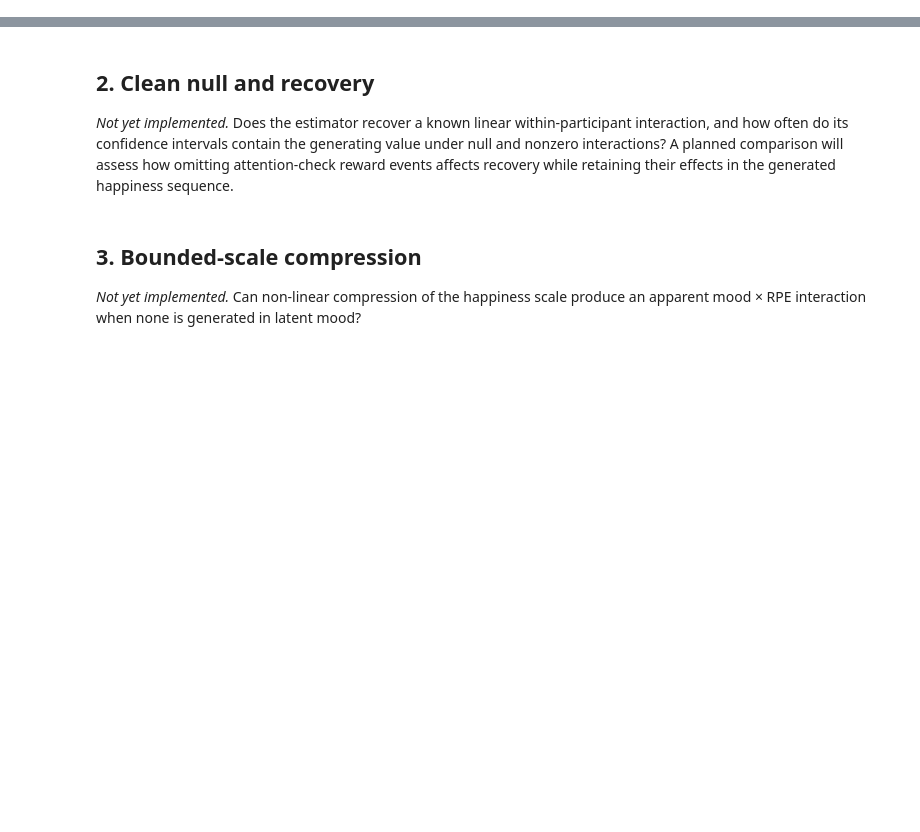
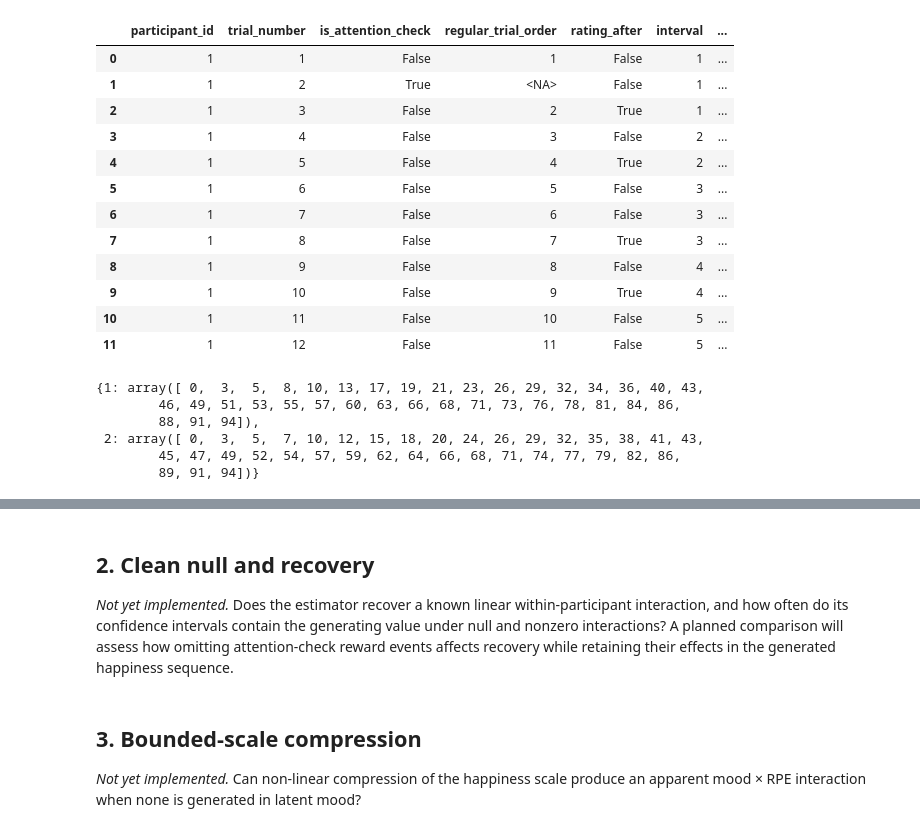
Before and after one commit to gustavbeen/mood-rpe-feasibility, a Jupyter notebook: notebooks/07_wang_model_validity.ipynb, the cells around one changed output, grey strips where cells are left out. Cells and saved outputs as stored; diff of their text form; code cells hidden in the pictures; blank space fills up the shorter version.

```diff
--- a/notebooks/07_wang_model_validity.ipynb
+++ b/notebooks/07_wang_model_validity.ipynb
@@ -58,0 +153,9 @@ predictor_names = [
+# %%
+# one reproducible set of component streams for this replication
+base_seed = 20261122
+replication = 0
+replication_seed = np.random.SeedSequence([base_seed, replication])
+task_seed, choice_seed, mood_seed, measurement_seed = replication_seed.spawn(4)
+
+task_rng = np.random.default_rng(task_seed)
+# the other three seeds are reserved for their respective simulation components
@@ -58,0 +266,64 @@ predictor_names = [
+# %%
+n_intervals = 36
+counting_rule = "regular"
+schedule_tables = []
+
+for participant_id, offers in participant_trials.groupby("participant_id"):
+    schedule = make_schedule(task_rng, n_intervals, counting_rule)
+    # regular order links the schedule to the already shuffled offers
+    schedule = schedule.merge(
+        offers.drop(columns="participant_id"),
+        on="regular_trial_order", how="left", validate="many_to_one",
+    )
+    schedule.insert(0, "participant_id", participant_id)
+    schedule_tables.append(schedule)
+
+scheduled_trials = pd.concat(schedule_tables, ignore_index=True)
+
+# checks have no assigned offers yet; their missing values are intentional
+scheduled_trials.head(12)
+# %% [output]
+|  | participant_id | trial_number | is_attention_check | regular_trial_order | rating_after | interval | ... |
+| 0 | 1 | 1 | False | 1 | False | 1 | ... |
+| 1 | 1 | 2 | True | <NA> | False | 1 | ... |
+| 2 | 1 | 3 | False | 2 | True | 1 | ... |
+| 3 | 1 | 4 | False | 3 | False | 2 | ... |
+| 4 | 1 | 5 | False | 4 | True | 2 | ... |
+| 5 | 1 | 6 | False | 5 | False | 3 | ... |
+| 6 | 1 | 7 | False | 6 | False | 3 | ... |
+| 7 | 1 | 8 | False | 7 | True | 3 | ... |
+| 8 | 1 | 9 | False | 8 | False | 4 | ... |
+| 9 | 1 | 10 | False | 9 | True | 4 | ... |
+| 10 | 1 | 11 | False | 10 | False | 5 | ... |
+| 11 | 1 | 12 | False | 11 | False | 5 | ... |
+# %%
+# verify both counting rules and both interval counts on synthetic schedules
+for rule in ["regular", "all"]:
+    for count in [35, 36]:
+        schedule = make_schedule(np.random.default_rng(20261122), count, rule)
+        assert len(schedule) == 94
+        assert schedule["is_attention_check"].sum() == 4
+        assert not (schedule["is_attention_check"] & schedule["rating_after"]).any()
+        assert schedule["rating_after"].sum() == count
+        assert schedule["rating_after"].iloc[-1]
+
+        regular = schedule[~schedule["is_attention_check"]]
+        np.testing.assert_array_equal(regular["regular_trial_order"], np.arange(1, 91))
+        counted = regular if rule == "regular" else schedule
+        assert counted.groupby("interval").size().isin([2, 3]).all()
+
+# boundaries are numbers of completed trials; zero is the initial rating
+rating_boundaries = {}
+for participant_id, trials in scheduled_trials.groupby("participant_id"):
+    rating_boundaries[participant_id] = np.r_[
+        0, trials.loc[trials["rating_after"], "trial_number"].to_numpy()
+    ]
+
+rating_boundaries
+# %% [output]
+{1: array([ 0,  3,  5,  8, 10, 13, 17, 19, 21, 23, 26, 29, 32, 34, 36, 40, 43,
+        46, 49, 51, 53, 55, 57, 60, 63, 66, 68, 71, 73, 76, 78, 81, 84, 86,
+        88, 91, 94]),
+ 2: array([ 0,  3,  5,  7, 10, 12, 15, 18, 20, 24, 26, 29, 32, 35, 38, 41, 43,
+        45, 47, 49, 52, 54, 57, 59, 62, 64, 66, 68, 71, 74, 77, 79, 82, 86,
+        89, 91, 94])}
```
Also changed, not shown: parts of 21 cells of this notebook.
